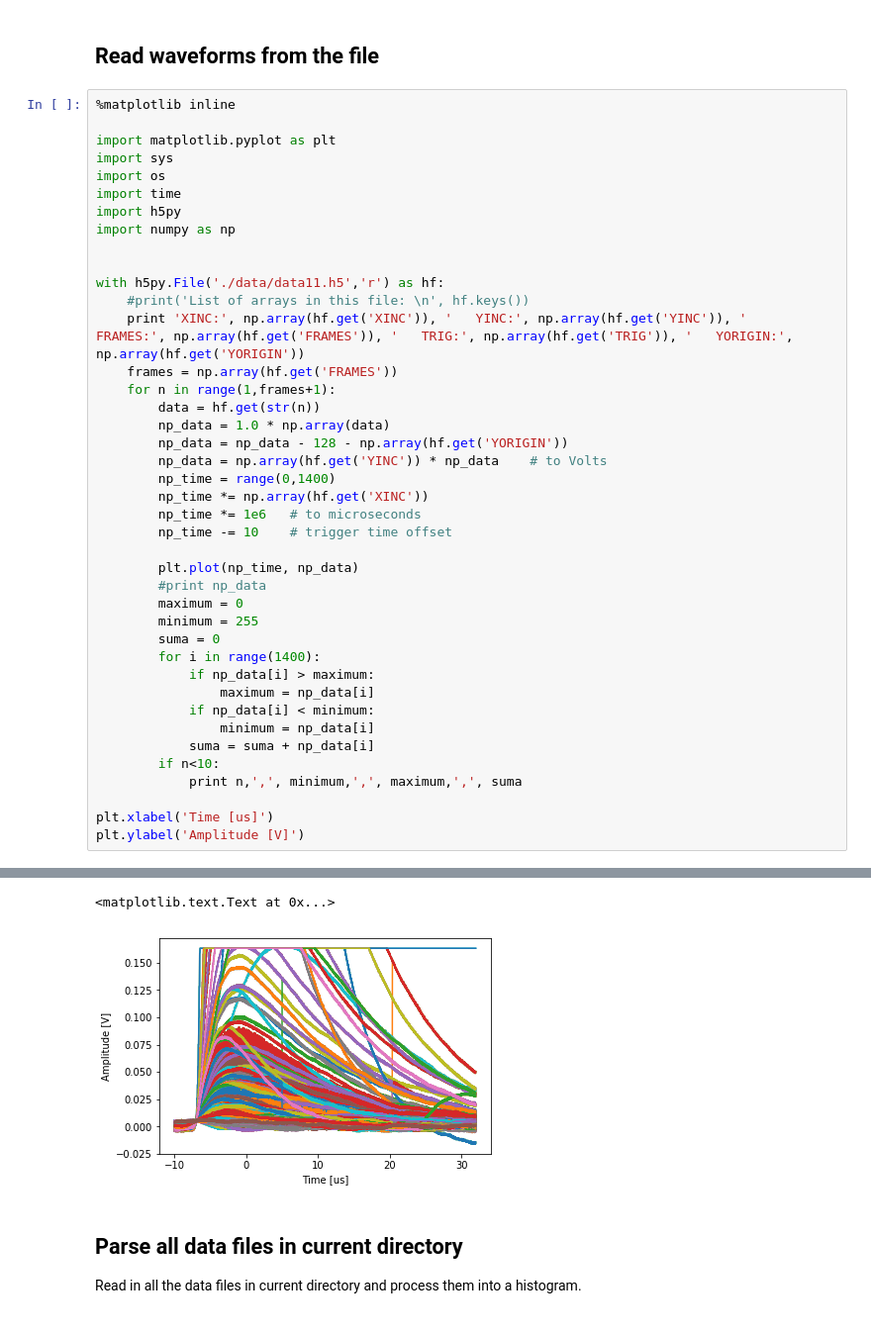
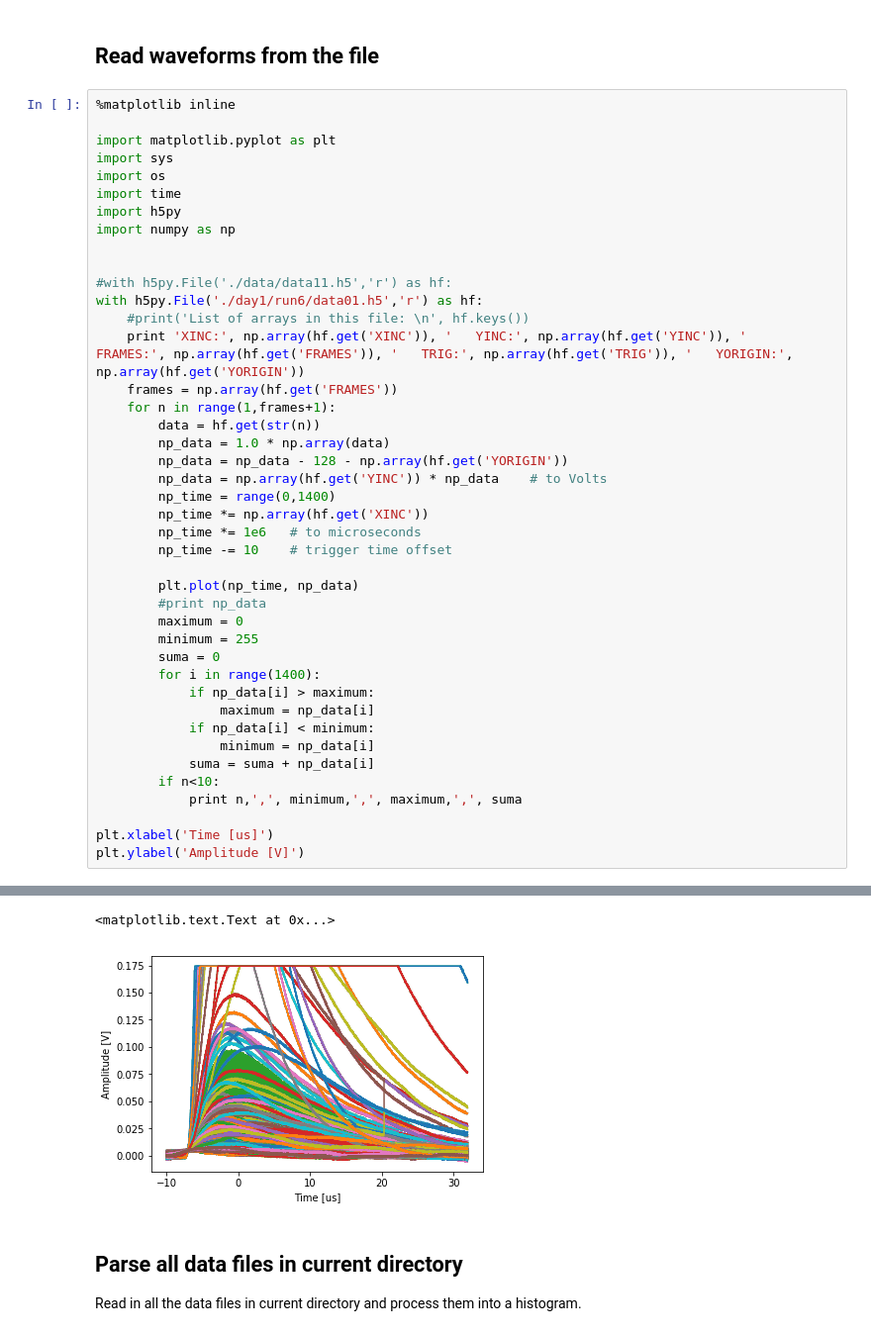
Before and after one commit to ODZ-UJF-AV-CR/osciloskop, a Jupyter notebook: osciloskop-hystogram.ipynb, the cells around one changed output, grey strips where cells are left out. Shown at 99% size. Cells and saved outputs as stored; diff of their text form.

```diff
--- a/osciloskop-hystogram.ipynb
+++ b/osciloskop-hystogram.ipynb
@@ -20,7 +20,8 @@ import h5py
 import numpy as np
 
 
-with h5py.File('./data/data11.h5','r') as hf:
+#with h5py.File('./data/data11.h5','r') as hf:
+with h5py.File('./day1/run6/data01.h5','r') as hf:
     #print('List of arrays in this file: \n', hf.keys())
     print 'XINC:', np.array(hf.get('XINC')), '   YINC:', np.array(hf.get('YINC')), '   FRAMES:', np.array(hf.get('FRAMES')), '   TRIG:', np.array(hf.get('TRIG')), '   YORIGIN:', np.array(hf.get('YORIGIN'))
     frames = np.array(hf.get('FRAMES'))
@@ -64,5 +65,5 @@ XINC: 3e-08    YINC: 0.0008    FRAMES: 1016    TRIG: 0.00617    YORIGIN: -77.0
 <matplotlib.text.Text at 0x...>
-[figure, old version]
+[figure, new version]
 # %% [markdown]
 ## Parse all data files in current directory
 Read in all the data files in current directory and process them into a histogram.
```
Also changed, not shown: parts of 5 cells of this notebook, 1 other file.
